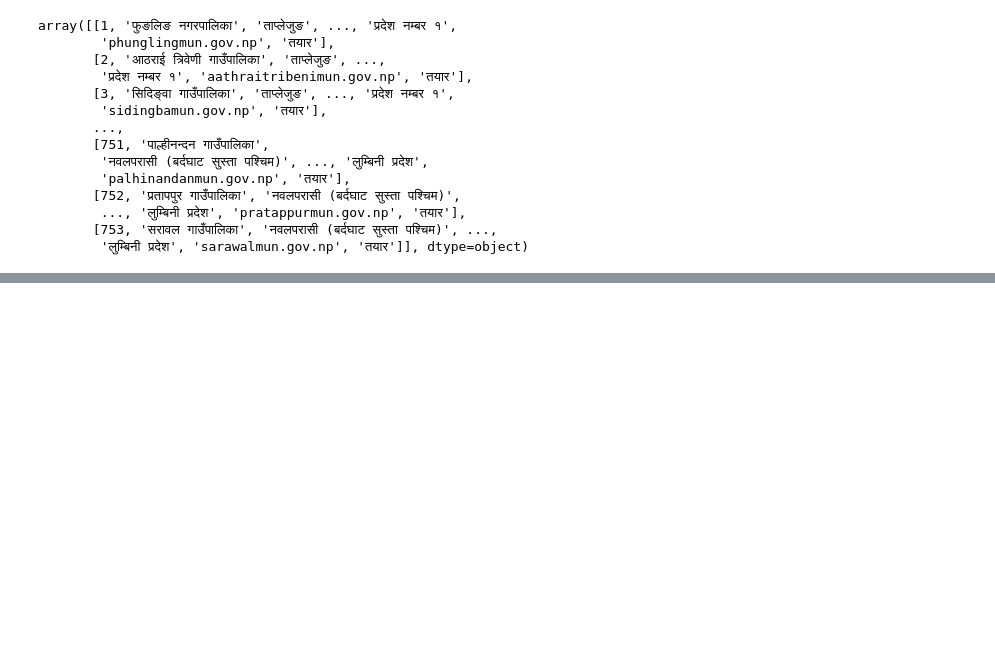
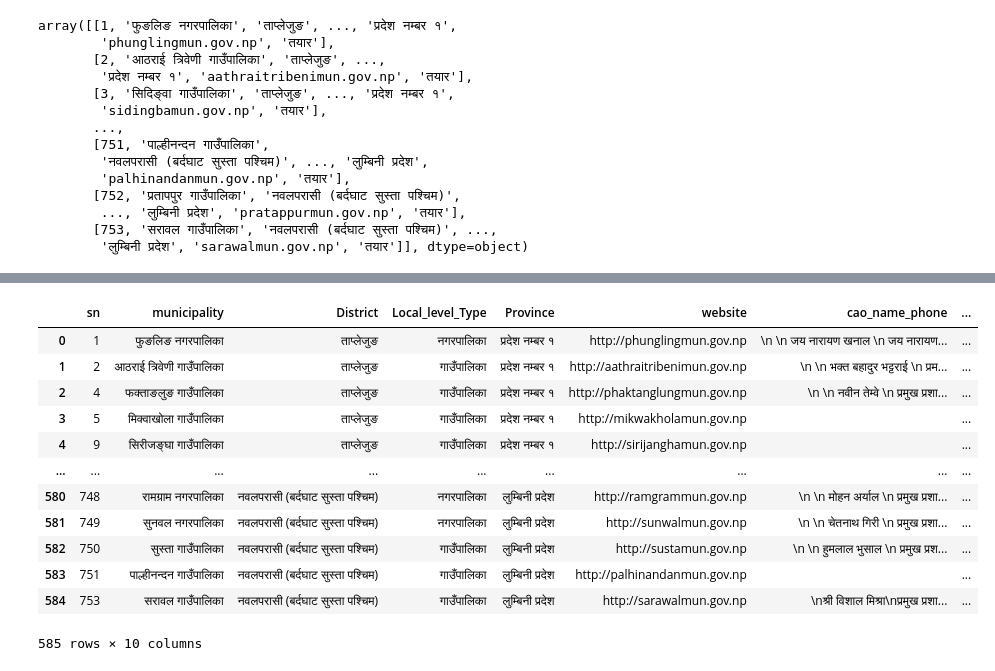
Before and after one commit to lalitmahato/municipality_email_mining, a Jupyter notebook: email.ipynb, the cells around one changed output, grey strips where cells are left out. Drawn from its saved outputs; the diff is of its cells as text; code cells hidden in the pictures; blank space fills up the shorter version.

```diff
--- a/email.ipynb
+++ b/email.ipynb
@@ -131,3 +185,19 @@ whole_data
 # %%
 email_df = pd.DataFrame(whole_data)
+# %%
+email_df
+# %% [output]
+|  | sn | municipality | District | Local_level_Type | Province | website | cao_name_phone | ... |
+| 0 | 1 | फुङलिङ नगरपालिका | ताप्लेजुङ | नगरपालिका | प्रदेश नम्बर १ | http://phunglingmun.gov.np | \n \n जय नारायण खनाल \n जय नारायण... | ... |
+| 1 | 2 | आठराई त्रिवेणी गाउँपालिका | ताप्लेजुङ | गाउँपालिका | प्रदेश नम्बर १ | http://aathraitribenimun.gov.np | \n \n भक्त बहादुर भट्टराई \n प्रम... | ... |
+| 2 | 4 | फक्ताङलुङ गाउँपालिका | ताप्लेजुङ | गाउँपालिका | प्रदेश नम्बर १ | http://phaktanglungmun.gov.np | \n \n नवीन तेम्वे \n प्रमुख प्रशा... | ... |
+| 3 | 5 | मिक्वाखोला गाउँपालिका | ताप्लेजुङ | गाउँपालिका | प्रदेश नम्बर १ | http://mikwakholamun.gov.np |  | ... |
+| 4 | 9 | सिरीजङ्घा गाउँपालिका | ताप्लेजुङ | गाउँपालिका | प्रदेश नम्बर १ | http://sirijanghamun.gov.np |  | ... |
+| ... | ... | ... | ... | ... | ... | ... | ... | ... |
+| 580 | 748 | रामग्राम नगरपालिका | नवलपरासी (बर्दघाट सुस्ता पश्चिम) | नगरपालिका | लुम्बिनी प्रदेश | http://ramgrammun.gov.np | \n \n मोहन अर्याल \n प्रमुख प्रशा... | ... |
+| 581 | 749 | सुनवल नगरपालिका | नवलपरासी (बर्दघाट सुस्ता पश्चिम) | नगरपालिका | लुम्बिनी प्रदेश | http://sunwalmun.gov.np | \n \n चेतनाथ गिरी \n प्रमुख प्रशा... | ... |
+| 582 | 750 | सुस्ता गाउँपालिका | नवलपरासी (बर्दघाट सुस्ता पश्चिम) | गाउँपालिका | लुम्बिनी प्रदेश | http://sustamun.gov.np | \n \n हुमलाल भुसाल \n प्रमुख प्रश... | ... |
+| 583 | 751 | पाल्हीनन्दन गाउँपालिका | नवलपरासी (बर्दघाट सुस्ता पश्चिम) | गाउँपालिका | लुम्बिनी प्रदेश | http://palhinandanmun.gov.np |  | ... |
+| 584 | 753 | सरावल गाउँपालिका | नवलपरासी (बर्दघाट सुस्ता पश्चिम) | गाउँपालिका | लुम्बिनी प्रदेश | http://sarawalmun.gov.np | \nश्री विशाल मिश्रा\nप्रमुख प्रशा... | ... |
+585 rows × 10 columns
 # %%
```
Also changed, not shown: parts of 17 cells of this notebook, 2 other files.
